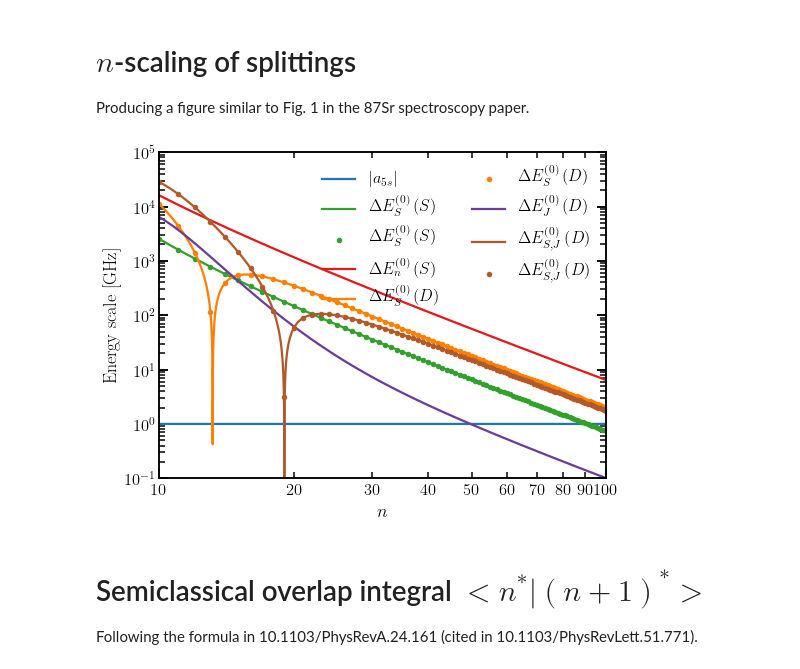
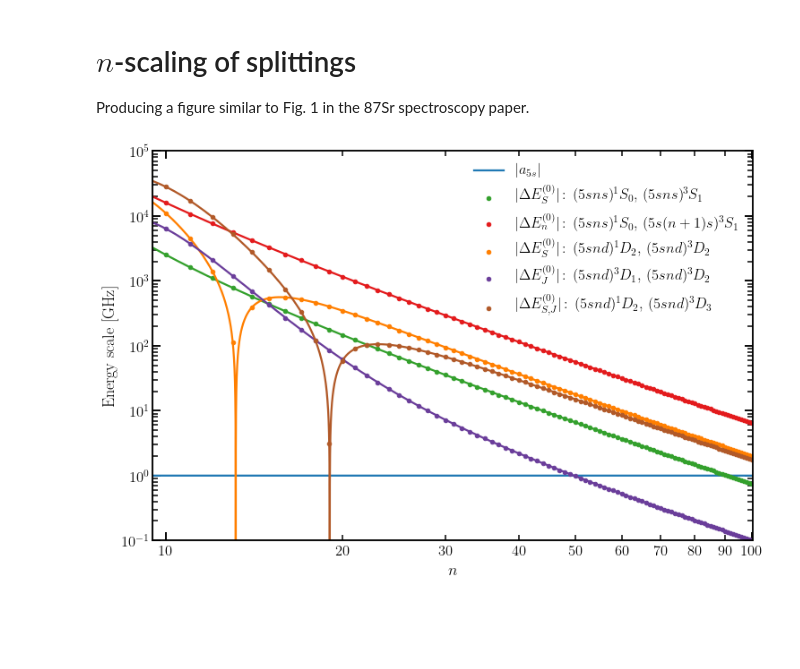
Before and after one commit to rogding/phd_thesis, a Jupyter notebook: chapters/fermion_spectroscopy/calculations/n-scaling.ipynb, the cells around one changed output. Cells and saved outputs as stored; diff of their text form; code cells hidden in the pictures; blank space fills up the shorter version.

Commit message:
Worked on n-scaling figure and overlap figure

```diff
--- a/chapters/fermion_spectroscopy/calculations/n-scaling.ipynb
+++ b/chapters/fermion_spectroscopy/calculations/n-scaling.ipynb
@@ -15,6 +15,7 @@ rc('font',**{'family':'sans-serif','sans-serif':['Helvetica']})
 rc('text', usetex=True)
 
 plt.rc('text', usetex=True)
+plt.rc('text.latex', preamble=r'\usepackage{physics}')
 plt.rc('font', family='serif')
 # %%
 sns.set_context('talk')
@@ -56,89 +57,88 @@ def E_Ryd(n, I_S, RY, d):
 
 Producing a figure similar to Fig. 1 in the 87Sr spectroscopy paper.
 # %%
-n = np.geomspace(10, 100, 10001, endpoint=True)
+n = np.geomspace(9.5, 100.5, 50001, endpoint=True)
 n_pnts = np.arange(10, 101, 1)
 
-[fig, ax] = plt.subplots(figsize=(8,6))
+[fig, ax] = plt.subplots(figsize=(12,8))
 
 # Hyperfine interaction strength (based on the 87Sr+ hyperfine contact interaction A in [GHz])
 EV_hf = np.abs(a_5s*np.ones(len(n)))
 ax.plot(n, unumpy.nominal_values(EV_hf),
-         label=r'$\left|a_{5s}\right|$',
+         label=r'$\abs*{a_{5s}}$',
          color=sns.color_palette("Paired")[1])
+
 
 # E^{0}_{S}: energy splitting between |5sns, 1S0> and |5sns, 3S1> states
 DeltaE_S = np.abs(E_Ryd(n, I_88, RY_88, d_1S0) - E_Ryd(n, I_88, RY_88, d_3S1))*(100*C/1E9)
 ax.plot(n, unumpy.nominal_values(DeltaE_S),
-         label=r'${\Delta}E^{\left(0\right)}_{S} \left(S\right)$',
          color=sns.color_palette("Paired")[3])
 DeltaE_S = np.abs(E_Ryd(n_pnts, I_88, RY_88, d_1S0) - E_Ryd(n_pnts, I_88, RY_88, d_3S1))*(100*C/1E9)
 ax.plot(n_pnts, unumpy.nominal_values(DeltaE_S), '.',
-         label=r'${\Delta}E^{\left(0\right)}_{S} \left(S\right)$',
+         label=r'$\abs*{{\Delta}E^{\left(0\right)}_{S}}$: $\qty(5sns){}^{1}S_{0}$, $\qty(5sns){}^{3}S_{1}$',
          color=sns.color_palette("Paired")[3])
+
 
 # E^{0}_{n}: energy splitting between |5sns, 1S0> and |5s(n+1)s, 3S1> states
 DeltaE_n = np.abs(E_Ryd(n+1, I_88, RY_88, d_3S1) - E_Ryd(n, I_88, RY_88, d_1S0))*(100*C/1E9)
 ax.plot(n, unumpy.nominal_values(DeltaE_n),
-         label=r'${\Delta}E^{\left(0\right)}_{n} \left(S\right)$',
          color=sns.color_palette("Paired")[5])
+DeltaE_n = np.abs(E_Ryd(n_pnts+1, I_88, RY_88, d_3S1) - E_Ryd(n_pnts, I_88, RY_88, d_1S0))*(100*C/1E9)
+ax.plot(n_pnts, unumpy.nominal_values(DeltaE_n), '.',
+         label=r'$\abs*{{\Delta}E^{\left(0\right)}_{n}}$: $\qty(5sns){}^{1}S_{0}$, $\qty(5s\qty(n+1)s){}^{3}S_{1}$',
+         color=sns.color_palette("Paired")[5])
+
 
 # E^{0}_{S}: energy splitting between |5snd, 1D2> and |5snd, 3D2> states
 DeltaE_S = np.abs(E_Ryd(n, I_88, RY_88, d_1D2) - E_Ryd(n, I_88, RY_88, d_3D2))*(100*C/1E9)
 ax.plot(n, unumpy.nominal_values(DeltaE_S),
-         label=r'${\Delta}E^{\left(0\right)}_{S} \left(D\right)$',
          color=sns.color_palette("Paired")[7])
-# E^{0}_{S}: energy splitting between |5snd, 1D2> and |5snd, 3D2> states
 DeltaE_S = np.abs(E_Ryd(n_pnts, I_88, RY_88, d_1D2) - E_Ryd(n_pnts, I_88, RY_88, d_3D2))*(100*C/1E9)
 ax.plot(n_pnts, unumpy.nominal_values(DeltaE_S), '.',
-         label=r'${\Delta}E^{\left(0\right)}_{S} \left(D\right)$',
+         label=r'$\abs*{{\Delta}E^{\left(0\right)}_{S}}$: $\qty(5snd){}^{1}D_{2}$, $\qty(5snd){}^{3}D_{2}$',
          color=sns.color_palette("Paired")[7])
 
 
 # Energy splitting between |5snd, 3D1> and |5snd, 3D2> states
 DeltaE_J = np.abs(E_Ryd(n, I_88, RY_88, d_3D1) - E_Ryd(n, I_88, RY_88, d_3D2))*(100*C/1E9)
 ax.plot(n, unumpy.nominal_values(DeltaE_J),
-         label=r'${\Delta}E^{\left(0\right)}_{J} \left(D\right)$',
+         color=sns.color_palette("Paired")[9])
+DeltaE_J = np.abs(E_Ryd(n_pnts, I_88, RY_88, d_3D1) - E_Ryd(n_pnts, I_88, RY_88, d_3D2))*(100*C/1E9)
+ax.plot(n_pnts, unumpy.nominal_values(DeltaE_J), '.',
+         label=r'$\abs*{{\Delta}E^{\left(0\right)}_{J}}$: $\qty(5snd){}^{3}D_{1}$, $\qty(5snd){}^{3}D_{2}$',
          color=sns.color_palette("Paired")[9])
 
 # Energy splitting between |5snd, 1D2> and |5snd, 3D3> states
 DeltaE_J = np.abs(E_Ryd(n, I_88, RY_88, d_1D2) - E_Ryd(n, I_88, RY_88, d_3D3))*(100*C/1E9)
 ax.plot(n, unumpy.nominal_values(DeltaE_J),
-         label=r'${\Delta}E^{\left(0\right)}_{S,J} \left(D\right)$',
          color=sns.color_palette("Paired")[11])
-# Energy splitting between |5snd, 1D2> and |5snd, 3D3> states
 DeltaE_J = np.abs(E_Ryd(n_pnts, I_88, RY_88, d_1D2) - E_Ryd(n_pnts, I_88, RY_88, d_3D3))*(100*C/1E9)
 ax.plot(n_pnts, unumpy.nominal_values(DeltaE_J), '.',
-         label=r'${\Delta}E^{\left(0\right)}_{S,J} \left(D\right)$',
+         label=r'$\abs*{{\Delta}E^{\left(0\right)}_{S,J}}$: $\qty(5snd){}^{1}D_{2}$, $\qty(5snd){}^{3}D_{3}$',
          color=sns.color_palette("Paired")[11])
 
+# Axes options
+ax.set_xlim((9.5, 100.5))
+ax.set_ylim((1E-1, 1E5))
 ax.set_xscale('log')
 ax.set_yscale('log')
 
-# Axis labels
+# Axes labels
 ax.set_xlabel(r'$n$')
 ax.set_ylabel(r'Energy scale [GHz]')
-
-# Axis limits
-ax.set_xlim((10, 100))
-ax.set_ylim((1E-1, 1E5))
 
 # Tick settings
 ax.tick_params(axis='both', which='both', direction='in')
 ax.xaxis.set_ticks_position('both')
 ax.yaxis.set_ticks_position('both')
 
 ax.xaxis.set_major_formatter(ScalarFormatter())
 ax.xaxis.set_minor_formatter(ScalarFormatter())
 
 # Legend options
-ax.legend(frameon=False, ncol=2)
+ax.legend(frameon=False)
 
 plt.savefig('n-scaling.svg', bbox_inches='tight')
 plt.show()
 # %% [output]
-[figure, old version]
+[figure, new version]
-# %% [markdown]
-# Semiclassical overlap integral $<n^*|(n+1)^*>$
-
-Following the formula in 10.1103/PhysRevA.24.161 (cited in 10.1103/PhysRevLett.51.771).
```
Also changed, not shown: parts of 2 cells of this notebook, 3 other files.
